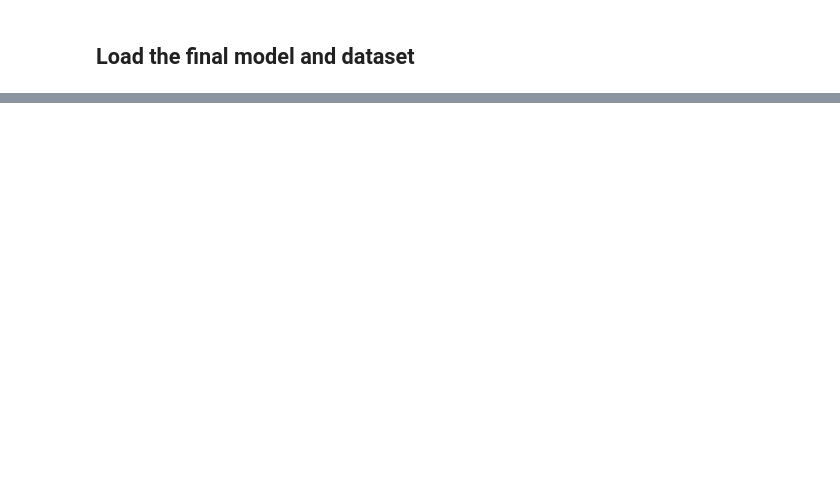
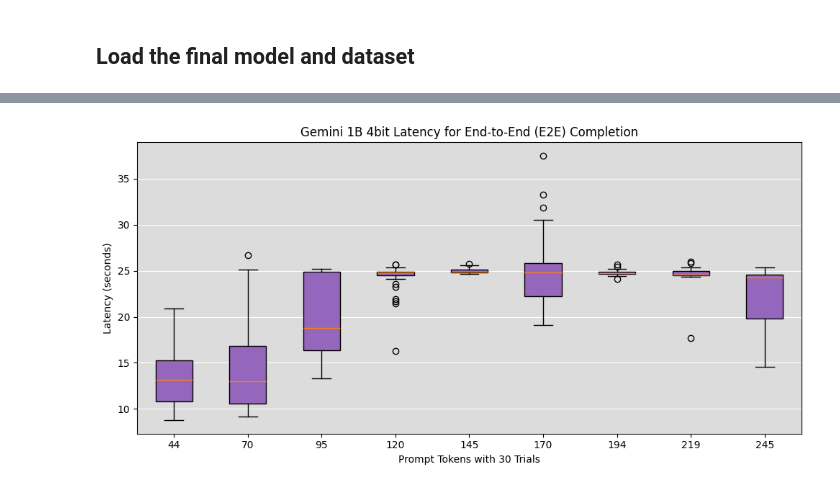
Before and after one commit to srikrish2812/info621_project, a Jupyter notebook: src/notebooks/gemma_3_final_inference.ipynb, the cells around one changed output, grey strips where cells are left out. Drawn from its saved outputs; the diff is of its cells as text; code cells hidden in the pictures; blank space fills up the shorter version.

```diff
--- a/src/notebooks/gemma_3_final_inference.ipynb
+++ b/src/notebooks/gemma_3_final_inference.ipynb
@@ -176,0 +281,12 @@ print(f"Throughput: {throughput:.2f} tokens/sec over {runs} runs")
+# %%
+if measure_latency:
+  latencies_e2e = {}
+  for idx in tqdm(indices):
+    random = dataset['train'].select([idx])
+    e2e_warmup = test_latency(random, iterations=iterations, warmup=True, max_new_tokens=256)
+    latencies_e2e[idx] = {"warmup": e2e_warmup}
+# %%
+data = []
+
+for i,v in latencies_e2e.items():
+  data.append(v['warmup'])
@@ -176,0 +295,11 @@ print(f"Throughput: {throughput:.2f} tokens/sec over {runs} runs")
+# %%
+e2e_configs = {}
+e2e_configs['title'] = 'Gemini 1B 4bit Latency for End-to-End (E2E) Completion'
+e2e_configs['xlabel'] = f"Prompt Tokens with {iterations} Trials"
+e2e_configs['ylabel'] = 'Latency (seconds)'
+e2e_configs['boxprops'] = dict(facecolor="tab:purple")
+e2e_configs['png'] = "e2e.png"
+# %%
+create_boxplot(data, intervals, e2e_configs)
+# %% [output]
+[figure, added]
```
Also changed, not shown: parts of 57 cells of this notebook.
